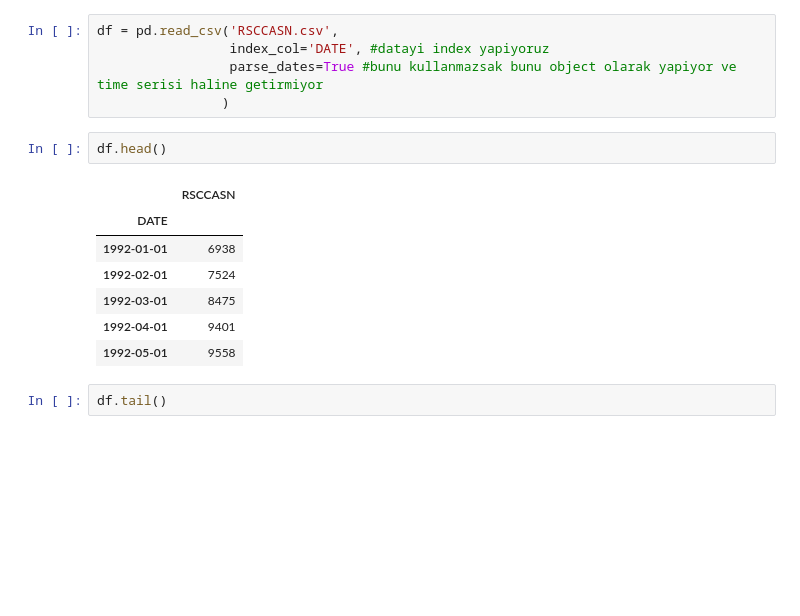
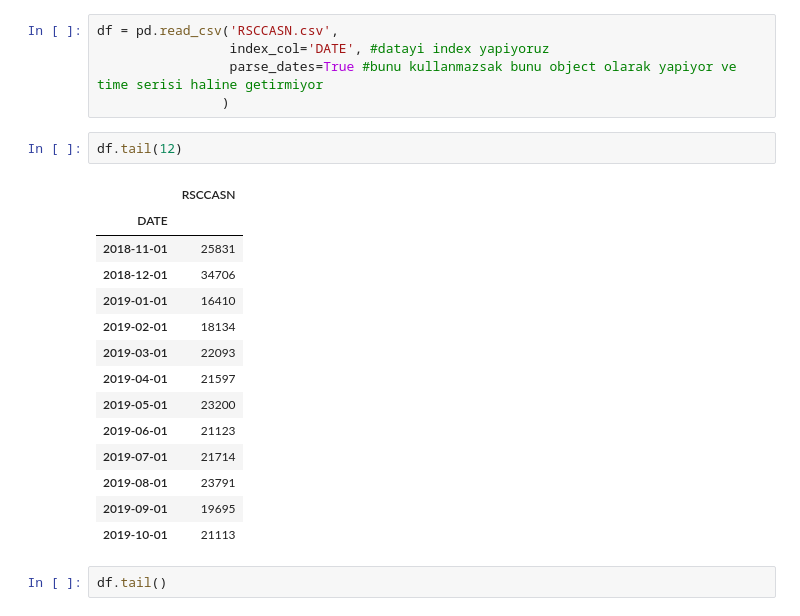
Before and after one commit to veyselaytekin1/Deep_Learning, a Jupyter notebook: Techpro/RNN_LSTM_GRU/Deep_Learning_RNN_Notebook2.ipynb, the cells around one changed output. Drawn from its saved outputs; the diff is of its cells as text; blank space fills up the shorter version.

```diff
--- a/Techpro/RNN_LSTM_GRU/Deep_Learning_RNN_Notebook2.ipynb
+++ b/Techpro/RNN_LSTM_GRU/Deep_Learning_RNN_Notebook2.ipynb
@@ -47,16 +47,23 @@ df = pd.read_csv('RSCCASN.csv',
                  index_col='DATE', #datayi index yapiyoruz
                  parse_dates=True #bunu kullanmazsak bunu object olarak yapiyor ve time serisi haline getirmiyor
                 )
-# %%
-df.head()
-# %% [output]
-|  | RSCCASN |
-| DATE |  |
-| 1992-01-01 | 6938 |
-| 1992-02-01 | 7524 |
-| 1992-03-01 | 8475 |
-| 1992-04-01 | 9401 |
-| 1992-05-01 | 9558 |
+# %%
+df.tail(12)
+# %% [output]
+|  | RSCCASN |
+| DATE |  |
+| 2018-11-01 | 25831 |
+| 2018-12-01 | 34706 |
+| 2019-01-01 | 16410 |
+| 2019-02-01 | 18134 |
+| 2019-03-01 | 22093 |
+| 2019-04-01 | 21597 |
+| 2019-05-01 | 23200 |
+| 2019-06-01 | 21123 |
+| 2019-07-01 | 21714 |
+| 2019-08-01 | 23791 |
+| 2019-09-01 | 19695 |
+| 2019-10-01 | 21113 |
 # %%
 df.tail()
 # %% [output]
```
Also changed, not shown: parts of 14 cells of this notebook, 2 other files.
